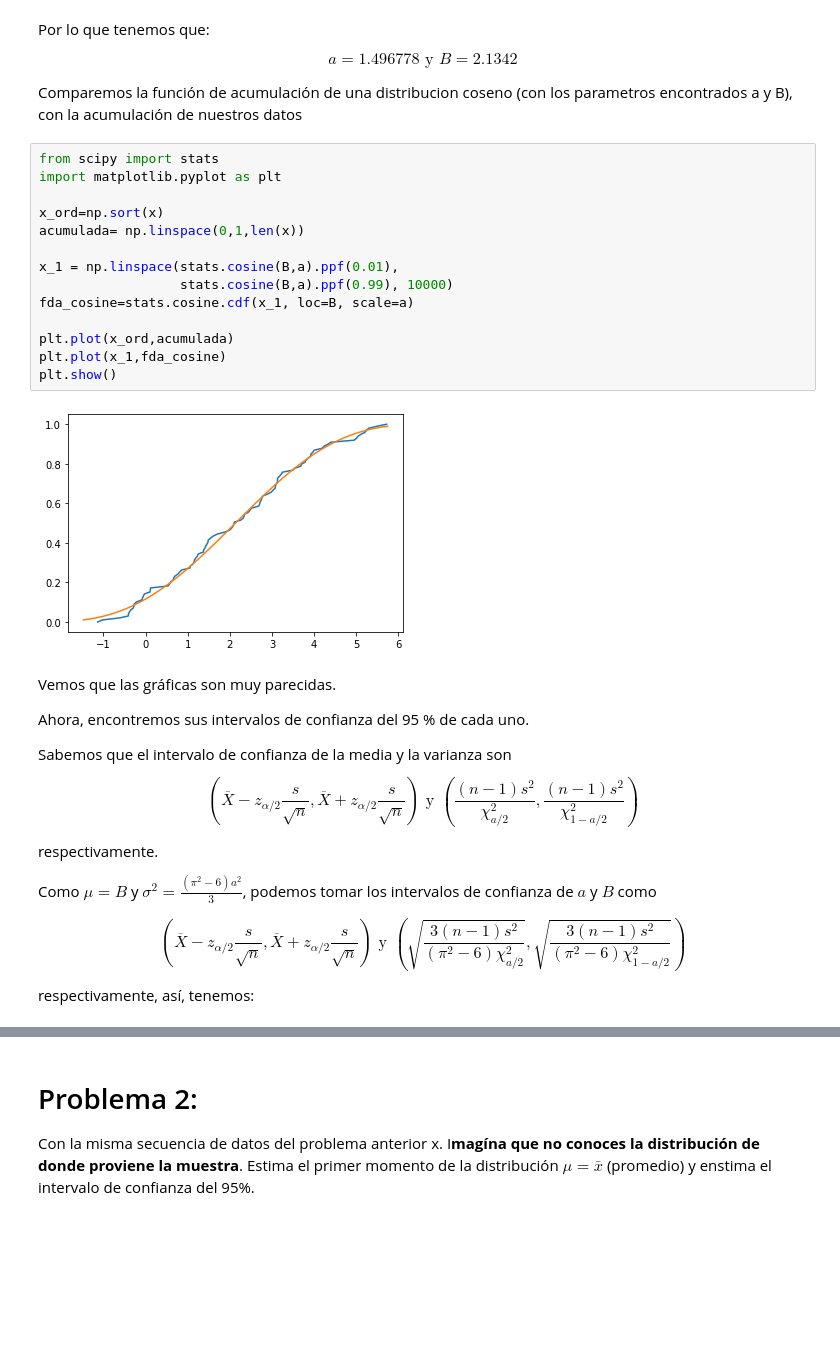
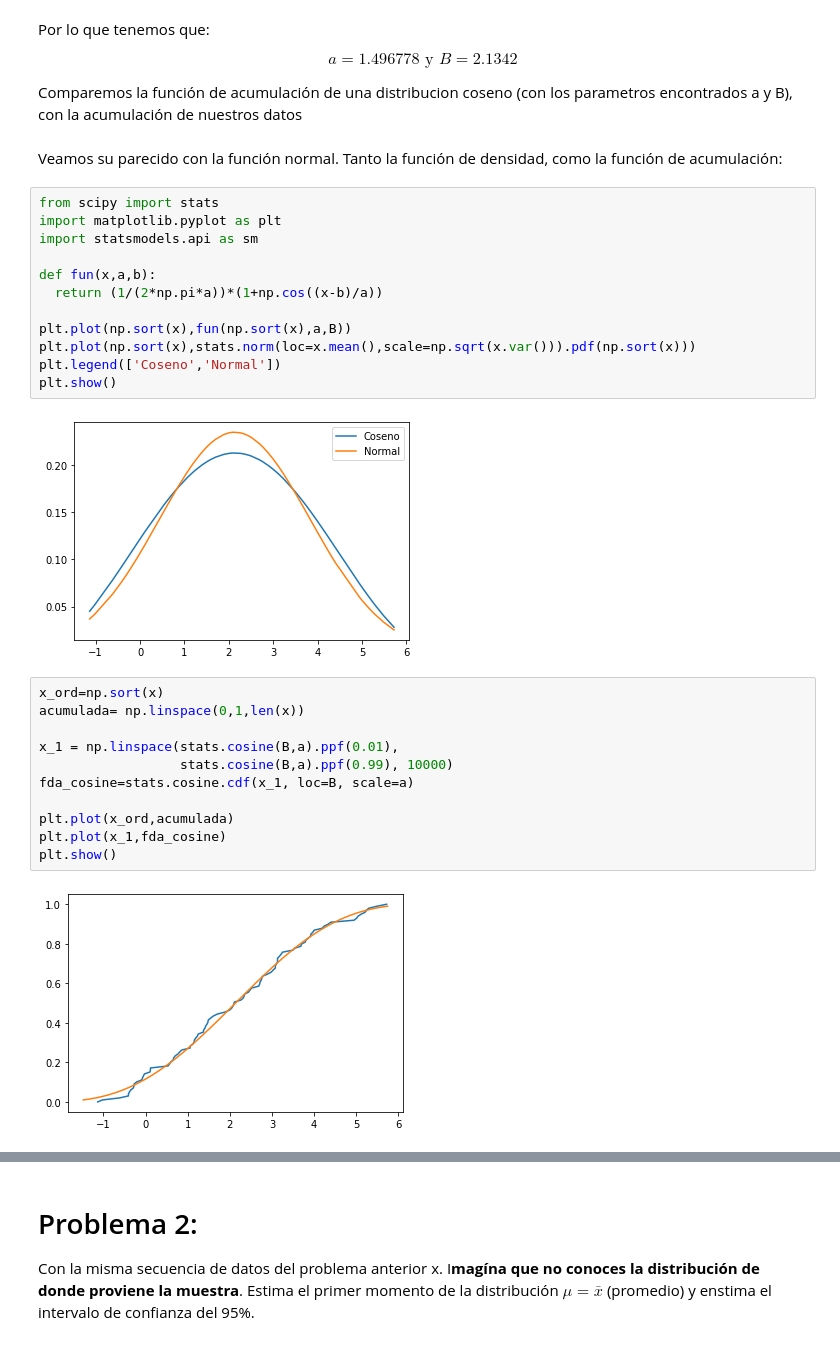
Before and after one commit to HugoMagos0725/Analisis_de_datos, a Jupyter notebook: Tarea_2_Inferencia_Estadistica.ipynb, the cells around one changed output, grey strips where cells are left out. Drawn from its saved outputs; the diff is of its cells as text; blank space fills up the shorter version.

```diff
--- a/Tarea_2_Inferencia_Estadistica.ipynb
+++ b/Tarea_2_Inferencia_Estadistica.ipynb
@@ -136,10 +137,23 @@ Por lo que tenemos que:
 $$a = 1.496778 \text{ y } B=2.1342$$
 
 Comparemos la función de acumulación de una distribucion coseno (con los parametros encontrados a y B), con la acumulación de nuestros datos
+# %% [markdown]
+Veamos su parecido con la función normal. Tanto la función de densidad, como la función de acumulación:
+# %%
+from scipy import stats
+import matplotlib.pyplot as plt
+import statsmodels.api as sm
+
+def fun(x,a,b):
+  return (1/(2*np.pi*a))*(1+np.cos((x-b)/a))
+
+plt.plot(np.sort(x),fun(np.sort(x),a,B))
+plt.plot(np.sort(x),stats.norm(loc=x.mean(),scale=np.sqrt(x.var())).pdf(np.sort(x)))
+plt.legend(['Coseno','Normal'])
+plt.show()
+# %% [output]
+[figure, added]
 # %%
-from scipy import stats
-import matplotlib.pyplot as plt
-
 x_ord=np.sort(x)
 acumulada= np.linspace(0,1,len(x))
 
@@ -152,20 +166,3 @@ plt.plot(x_1,fda_cosine)
 plt.show()
 # %% [output]
 [figure]
-# %% [markdown]
-Vemos que las gráficas son muy parecidas.
-
-Ahora, encontremos sus intervalos de confianza del 95 % de cada uno.
-
-Sabemos que el intervalo de confianza de la media y la varianza son
-$$(\overline{X}-z_{\alpha/2}\frac{s}{\sqrt{n}},\overline{X}+z_{\alpha/
-2}\frac{s}{\sqrt{n}}) \text{ y } (\frac{(n-1)s^2}{\chi^2_{a/2}},\frac{(n-1)s^2}{\chi^2_{1-a/2}})$$
-
-respectivamente.
-
-Como $\mu=B$ y $\sigma^2=\frac{(\pi^2-6)a^2}{3}$, podemos tomar los intervalos de confianza de $a$ y $B$ como
-
-$$(\overline{X}-z_{\alpha/2}\frac{s}{\sqrt{n}},\overline{X}+z_{\alpha/
-2}\frac{s}{\sqrt{n}}) \text{ y } (\sqrt{\frac{3(n-1)s^2}{(\pi^2-6)\chi^2_{a/2}}},\sqrt{\frac{3(n-1)s^2}{(\pi^2-6)\chi^2_{1-a/2}}})$$
-
-respectivamente, así, tenemos:
```
Also changed, not shown: parts of 15 cells of this notebook.
